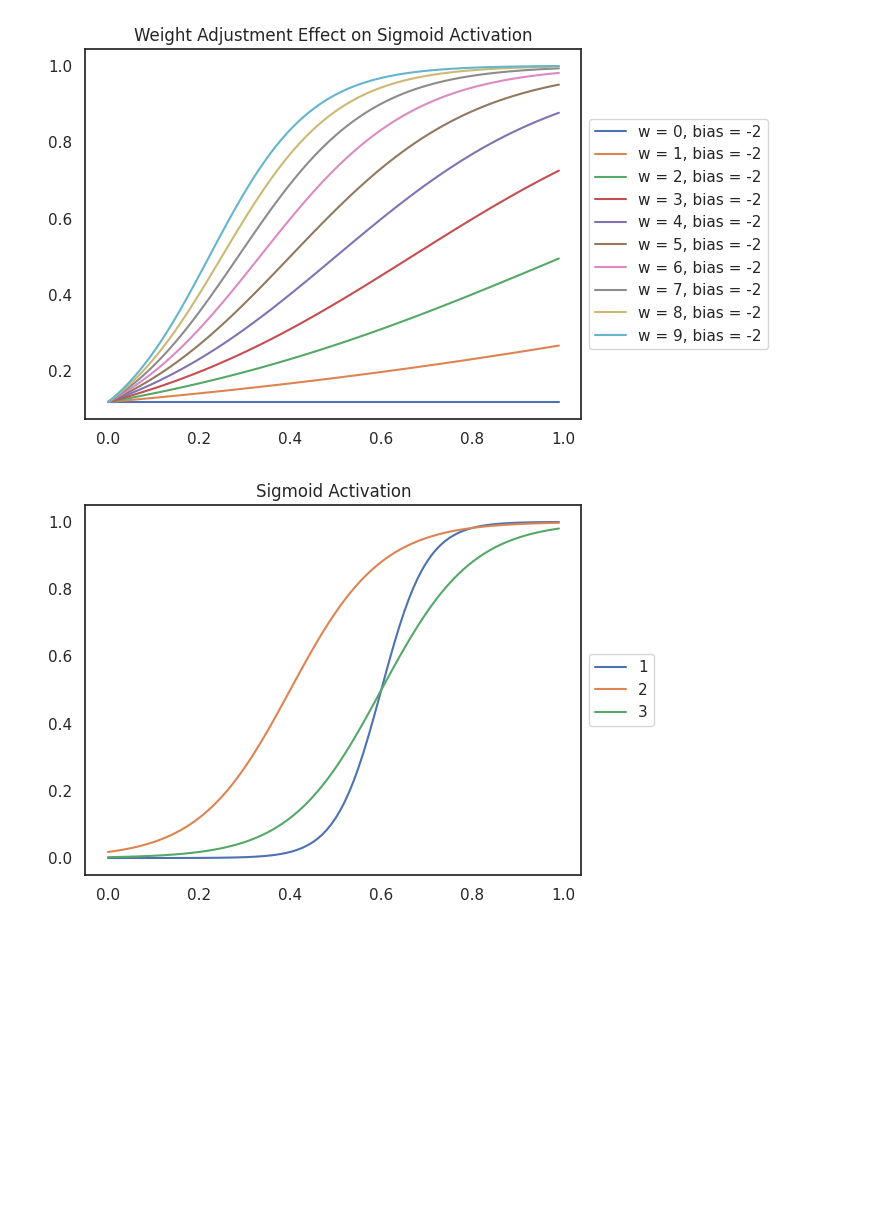
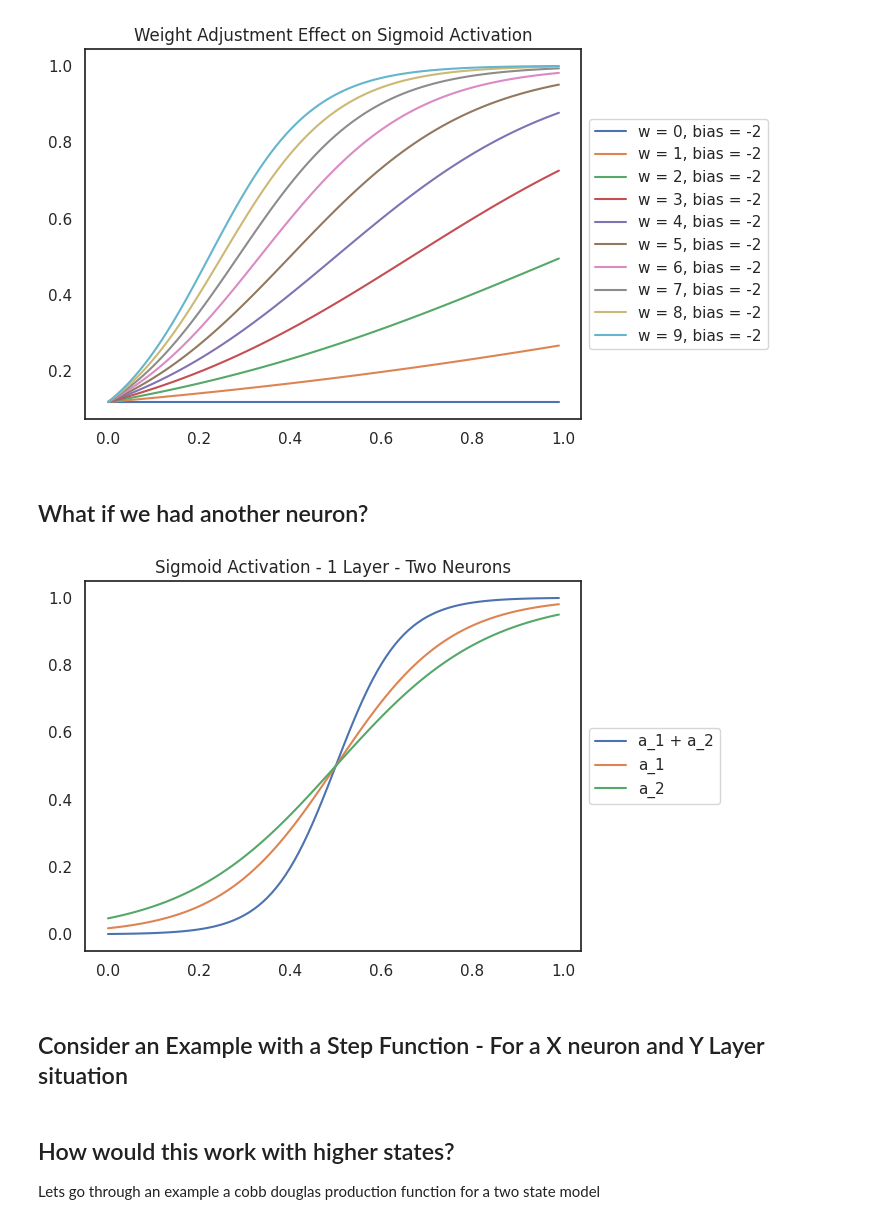
Before and after one commit to WilliamYWu/hd_optimization_dl, a Jupyter notebook: examples.ipynb, the cells around one changed output. Saved outputs shown, nothing was run; the diff lists cells and outputs as text; code cells hidden in the pictures; blank space fills up the shorter version.

```diff
--- a/examples.ipynb
+++ b/examples.ipynb
@@ -170,27 +171,29 @@ plt.legend(loc="center left", bbox_to_anchor=(1,0.5))
 plt.show()
 # %% [output]
 [figure]
-# %%
-w_1 = 10
-b_1 = -4
-w_2 = 10
-b_2 = -6
-b_3 = -2
-
-sum_1 = (w_1 * x + b_1)
-sum_2 = (w_2 * x + b_2)
-summation = ((w_1 * x + b_1) + (w_2 * x + b_2)) + b_3
-
-
-sigma_z1 = sigmoid(sum_1)
-sigma_z2 = sigmoid(sum_2)
-sigma_z = sigmoid(summation)
-
-plt.plot(x, sigma_z, label="1")
-plt.plot(x, sigma_z1, label="2")
-plt.plot(x, sigma_z2, label="3")
-plt.title("Sigmoid Activation")
-plt.legend(loc="center left", bbox_to_anchor=(1,0.5))
-plt.show()
-# %% [output]
-[figure, removed]
+# %% [markdown]
+## What if we had another neuron?
+# %%
+xx = np.reshape(x, (x.shape[0],1))
+w = np.array([[8],[6]])
+b = np.array([[-4],[-3]])
+
+z_1 = w[0] * xx + b[0]
+z_2 = w[1] * xx + b[1]
+
+z_11 = np.sum(w * xx.T + b, axis=0) # Equivalent of z_1 + z_2
+
+a_11 = sigmoid(z_11)
+a_1 = sigmoid(z_1)
+a_2 = sigmoid(z_2)
+
+plt.plot(x, a_11, label="a_1 + a_2")
+plt.plot(x, a_1, label="a_1")
+plt.plot(x, a_2, label="a_2")
+plt.title("Sigmoid Activation - 1 Layer - Two Neurons")
+plt.legend(loc="center left", bbox_to_anchor=(1,0.5))
+plt.show()
+# %% [output]
+[figure, added]
+# %% [markdown]
+## Consider an Example with a Step Function - For a X neuron and Y Layer situation
@@ -196,0 +206,4 @@ plt.show()
+# %% [markdown]
+## How would this work with higher states?
+
+Lets go through an example a cobb douglas production function for a two state model
```
Also changed, not shown: parts of 11 cells of this notebook.
